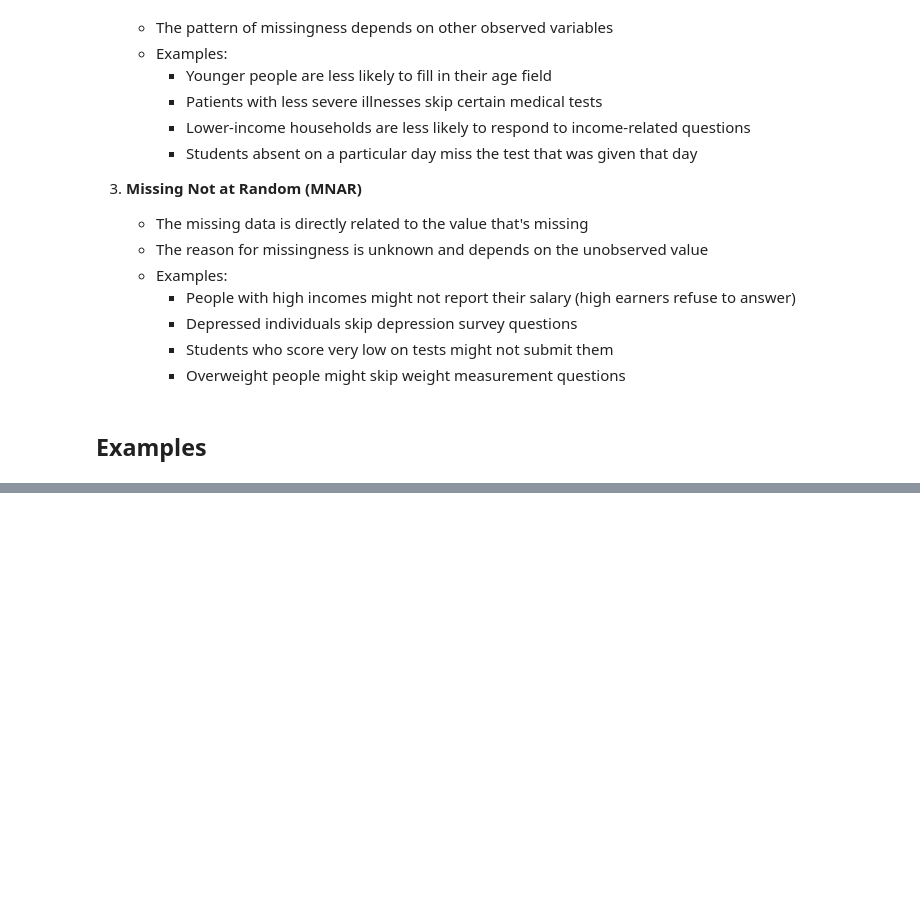
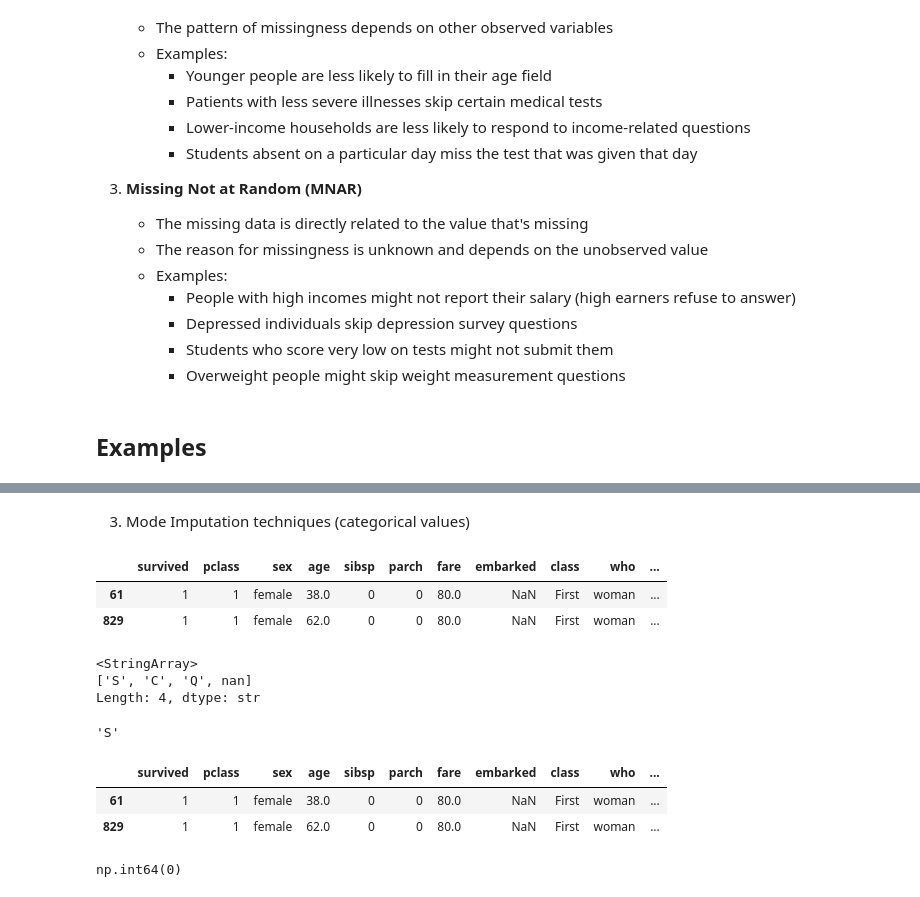
Before and after one commit to Mehta-g1/AI-ML-by-Krish-Naik, a Jupyter notebook: 24_feature Engineering/1.0.ipynb, the cells around one changed output, grey strips where cells are left out. Drawn from its saved outputs; the diff is of its cells as text; code cells hidden in the pictures; blank space fills up the shorter version.

```diff
--- a/24_feature Engineering/1.0.ipynb
+++ b/24_feature Engineering/1.0.ipynb
@@ -33,0 +157,2 @@ import seaborn as sns
+# %%
+df['age_median'] = df['age'].fillna(df['age'].median())
@@ -33,0 +173,19 @@ import seaborn as sns
+# %% [markdown]
+3. Mode Imputation techniques (categorical values)
+# %%
+df[df['embarked'].isnull()]
+# %% [output]
+|  | survived | pclass | sex | age | sibsp | parch | fare | embarked | class | who | ... |
+| 61 | 1 | 1 | female | 38.0 | 0 | 0 | 80.0 | NaN | First | woman | ... |
+| 829 | 1 | 1 | female | 62.0 | 0 | 0 | 80.0 | NaN | First | woman | ... |
+# %%
+df['embarked'].unique()
+# %% [output]
+<StringArray>
+['S', 'C', 'Q', nan]
+Length: 4, dtype: str
+# %%
+mode_val = df[df['embarked'].notna()]['embarked'].mode()[0]
+mode_val
+# %% [output]
+'S'
@@ -33,0 +194,10 @@ import seaborn as sns
+# %%
+df[df['embarked'].isnull()]
+# %% [output]
+|  | survived | pclass | sex | age | sibsp | parch | fare | embarked | class | who | ... |
+| 61 | 1 | 1 | female | 38.0 | 0 | 0 | 80.0 | NaN | First | woman | ... |
+| 829 | 1 | 1 | female | 62.0 | 0 | 0 | 80.0 | NaN | First | woman | ... |
+# %%
+df['embarked_mode'].isnull().sum()
+# %% [output]
+np.int64(0)
```
Also changed, not shown: parts of 15 cells of this notebook, 1 other file.
